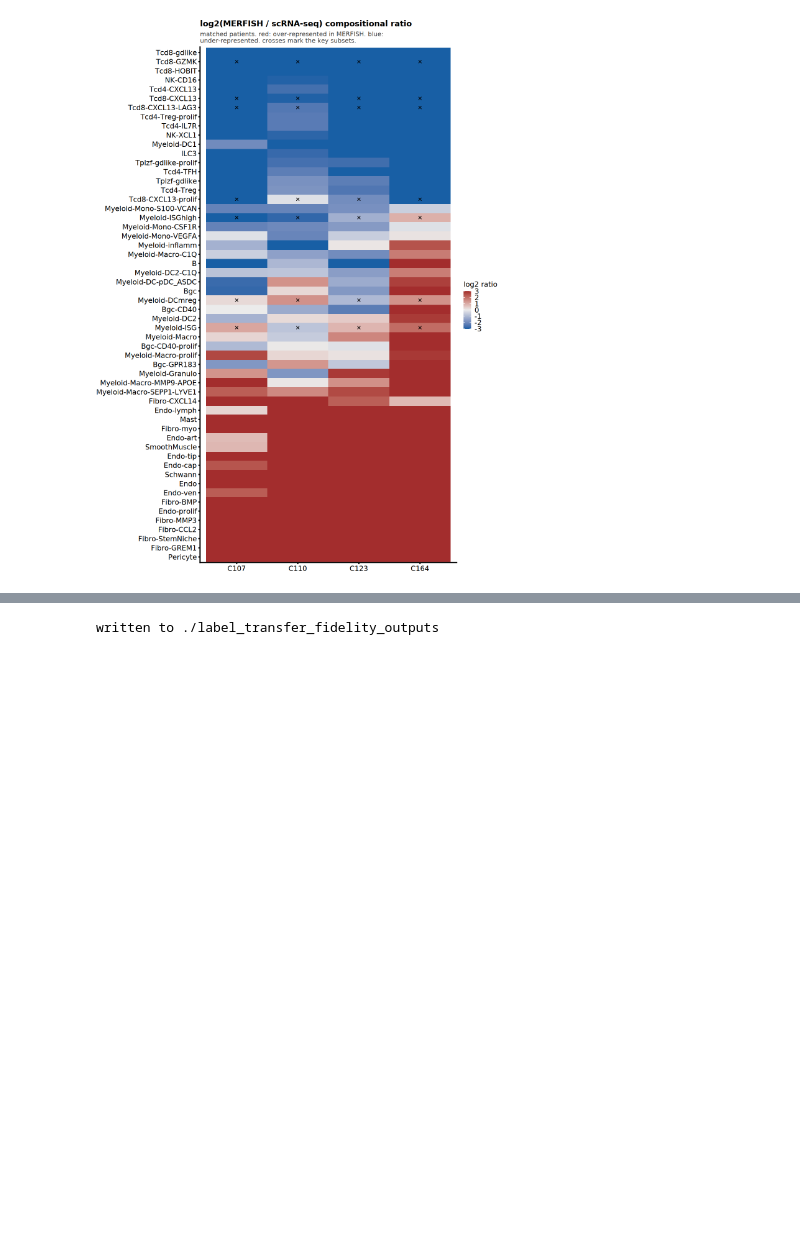
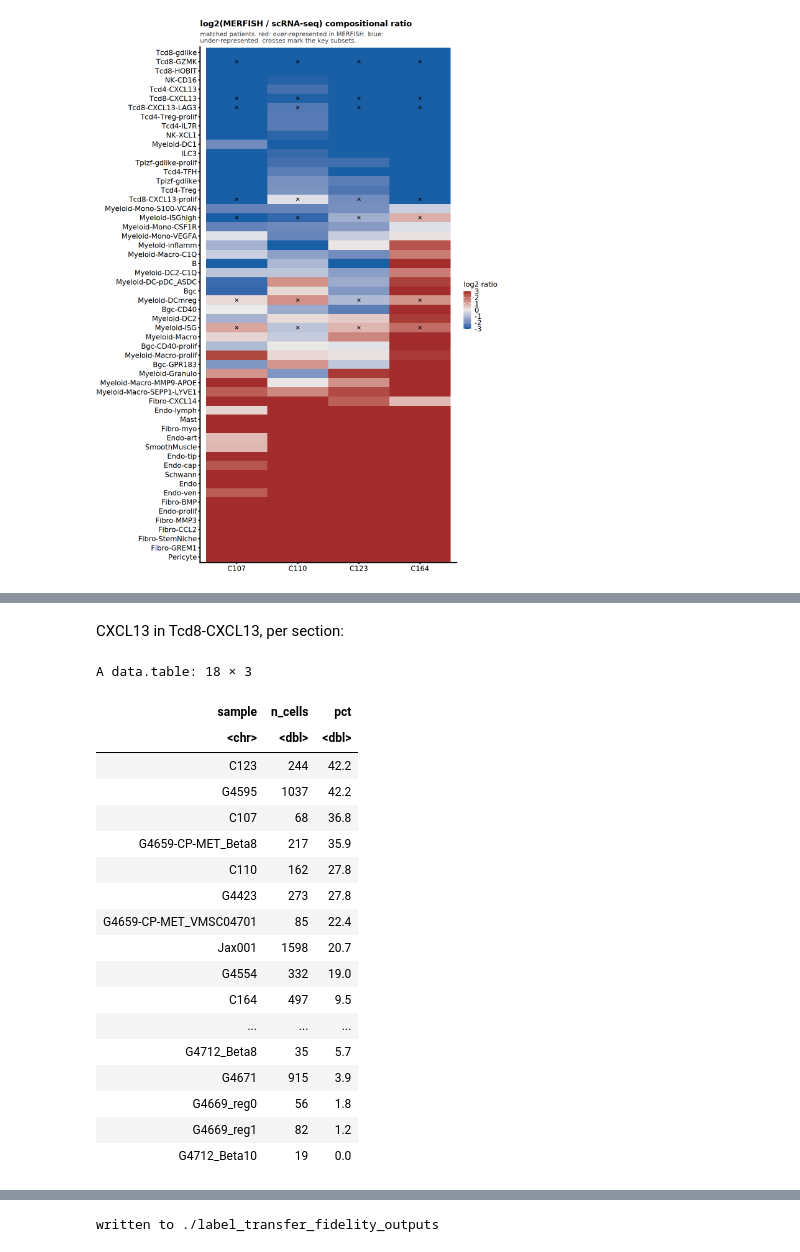
Before and after one commit to korsunskylab/crcmanuscript2025, a Jupyter notebook: fig1_segmentation_and_cell_typing/label_transfer_confusion.ipynb, the cells around one changed output, grey strips where cells are left out. Cells and saved outputs as stored; diff of their text form; code cells hidden in the pictures; blank space fills up the shorter version.

```diff
--- a/fig1_segmentation_and_cell_typing/label_transfer_confusion.ipynb
+++ b/fig1_segmentation_and_cell_typing/label_transfer_confusion.ipynb
@@ -1210,0 +1249,18 @@ ggsave(file.path(outdir_lt, "composition_heatmap.png"), p_hm,
+# %%
+DP_ROWS <- c("Tcd4-IL7R", "Tcd4-TFH", "Tcd4-CXCL13", "Tcd4-Treg", "Tcd4-Treg-prolif",
+             "Tcd8-GZMK", "Tcd8-HOBIT", "Tcd8-CXCL13", "Tcd8-CXCL13-prolif", "Tcd8-CXCL13-LAG3",
+             "Tcd8-gdlike", "Tplzf-gdlike", "Tplzf-gdlike-prolif", "NK-CD16", "NK-XCL1", "ILC3")
+
+DP_MARKER_COLS <- c(
+  "TCF7", "CCR7", "IL7R", "SELL", "LEF1", "BCL6", "CXCR5", "TIGIT", "ZBED2", "CXCL13", "RBPJ", "TOX",
+  "TNFSF4", "IL2RA", "FOXP3", "BATF", "CTLA4", "TNFRSF4", "STMN1", "MKI67", "HMGB2",
+  "KLRG1", "GZMK", "TIGIT", "CD4", "CD8A", "CD8B", "ZNF683", "CXCL13", "HSPA1A", "STMN1", "MKI67", "HMGB2",
+  "ITGAE", "CCL5", "ENTPD1", "PDCD1", "HAVCR2", "IFNG", "LAG3",
+  "TRDC", "TRGC1", "ZBTB16", "STMN1", "MKI67", "HMGB2",
+  "FCGR3A", "FGFBP2", "KLRF1", "GNLY", "PRF1", "XCL1", "CMC1", "LST1", "RORC")
+DP_RECEPTOR_COLS <- c("CCR7", "CXCR4", "CXCR5", "CCR10", "CCR9", "CCR4", "CCR2", "CCR6", "CCR8",
+                      "CCR3", "CXCR2", "CCR1", "CXCR3", "CCR5", "CXCR6", "CXCR1")
+
+DP_GENES <- unique(c(DP_MARKER_COLS, DP_RECEPTOR_COLS))
+cat(length(DP_ROWS), "rows;", length(DP_MARKER_COLS) + length(DP_RECEPTOR_COLS), "columns;",
+    length(DP_GENES), "unique genes\n")
@@ -1210,0 +1419,25 @@ ggsave(file.path(outdir_lt, "composition_heatmap.png"), p_hm,
+# %% [markdown]
+CXCL13 in Tcd8-CXCL13, per section:
+# %%
+per_sample[gene == "CXCL13" & label == "Tcd8-CXCL13" & n_cells > 0,
+           .(sample, n_cells, pct = round(pct, 1))][order(-pct)]
+# %% [output]
+A data.table: 18 × 3
+| sample | n_cells | pct |
+| <chr> | <dbl> | <dbl> |
+| C123 | 244 | 42.2 |
+| G4595 | 1037 | 42.2 |
+| C107 | 68 | 36.8 |
+| G4659-CP-MET_Beta8 | 217 | 35.9 |
+| C110 | 162 | 27.8 |
+| G4423 | 273 | 27.8 |
+| G4659-CP-MET_VMSC04701 | 85 | 22.4 |
+| Jax001 | 1598 | 20.7 |
+| G4554 | 332 | 19.0 |
+| C164 | 497 | 9.5 |
+| ... | ... | ... |
+| G4712_Beta8 | 35 | 5.7 |
+| G4671 | 915 | 3.9 |
+| G4669_reg0 | 56 | 1.8 |
+| G4669_reg1 | 82 | 1.2 |
+| G4712_Beta10 | 19 | 0.0 |
```
Also changed, not shown: parts of 25 cells of this notebook, 7 other files.
